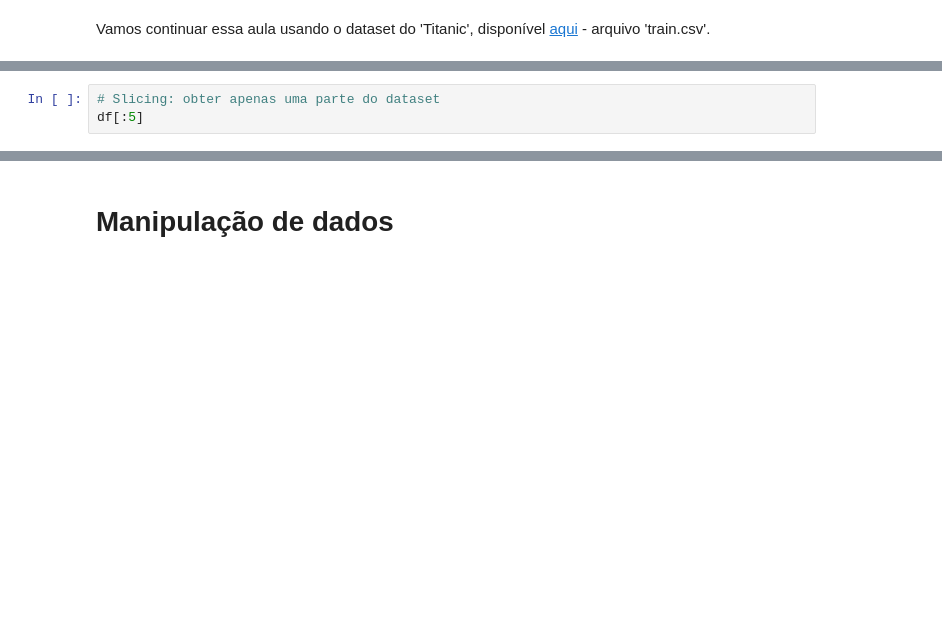
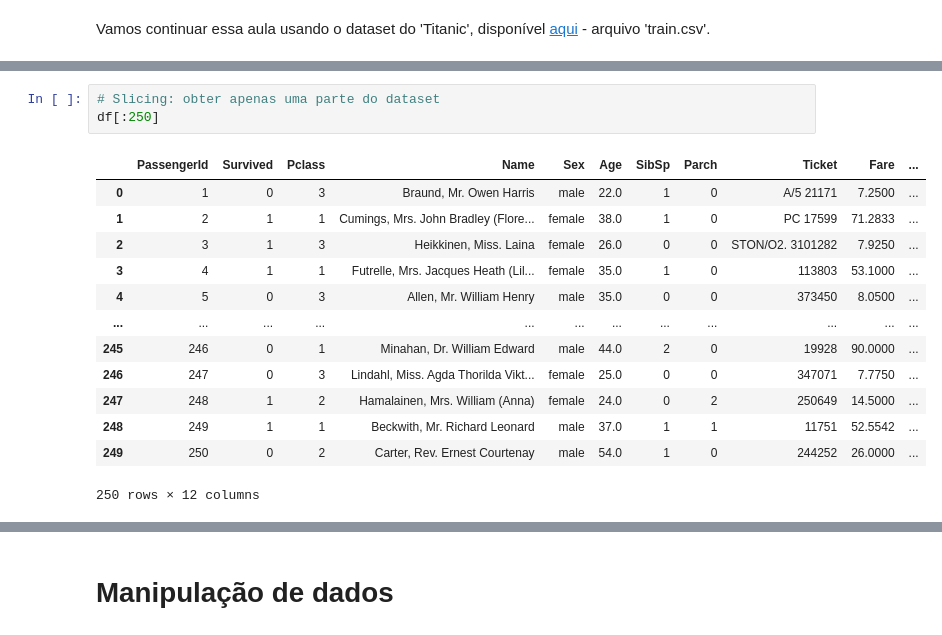
Before and after one commit to reprograma/on26-python-s11-pandas-numpy-I, a Jupyter notebook: material/aula_s11.ipynb, the cells around one changed output, grey strips where cells are left out. Cells and saved outputs as stored; diff of their text form; blank space fills up the shorter version.

```diff
--- a/material/aula_s11.ipynb
+++ b/material/aula_s11.ipynb
@@ -131,6 +220,20 @@ df_menor
 # %%
 # Slicing: obter apenas uma parte do dataset
-df[:5]
+df[:250]
+# %% [output]
+|  | PassengerId | Survived | Pclass | Name | Sex | Age | SibSp | Parch | Ticket | Fare | ... |
+| 0 | 1 | 0 | 3 | Braund, Mr. Owen Harris | male | 22.0 | 1 | 0 | A/5 21171 | 7.2500 | ... |
+| 1 | 2 | 1 | 1 | Cumings, Mrs. John Bradley (Flore... | female | 38.0 | 1 | 0 | PC 17599 | 71.2833 | ... |
+| 2 | 3 | 1 | 3 | Heikkinen, Miss. Laina | female | 26.0 | 0 | 0 | STON/O2. 3101282 | 7.9250 | ... |
+| 3 | 4 | 1 | 1 | Futrelle, Mrs. Jacques Heath (Lil... | female | 35.0 | 1 | 0 | 113803 | 53.1000 | ... |
+| 4 | 5 | 0 | 3 | Allen, Mr. William Henry | male | 35.0 | 0 | 0 | 373450 | 8.0500 | ... |
+| ... | ... | ... | ... | ... | ... | ... | ... | ... | ... | ... | ... |
+| 245 | 246 | 0 | 1 | Minahan, Dr. William Edward | male | 44.0 | 2 | 0 | 19928 | 90.0000 | ... |
+| 246 | 247 | 0 | 3 | Lindahl, Miss. Agda Thorilda Vikt... | female | 25.0 | 0 | 0 | 347071 | 7.7750 | ... |
+| 247 | 248 | 1 | 2 | Hamalainen, Mrs. William (Anna) | female | 24.0 | 0 | 2 | 250649 | 14.5000 | ... |
+| 248 | 249 | 1 | 1 | Beckwith, Mr. Richard Leonard | male | 37.0 | 1 | 1 | 11751 | 52.5542 | ... |
+| 249 | 250 | 0 | 2 | Carter, Rev. Ernest Courtenay | male | 54.0 | 1 | 0 | 244252 | 26.0000 | ... |
+250 rows × 12 columns
 # %%
 mini_df = df[:10]
 mini_df
```
Also changed, not shown: parts of 26 cells of this notebook.
